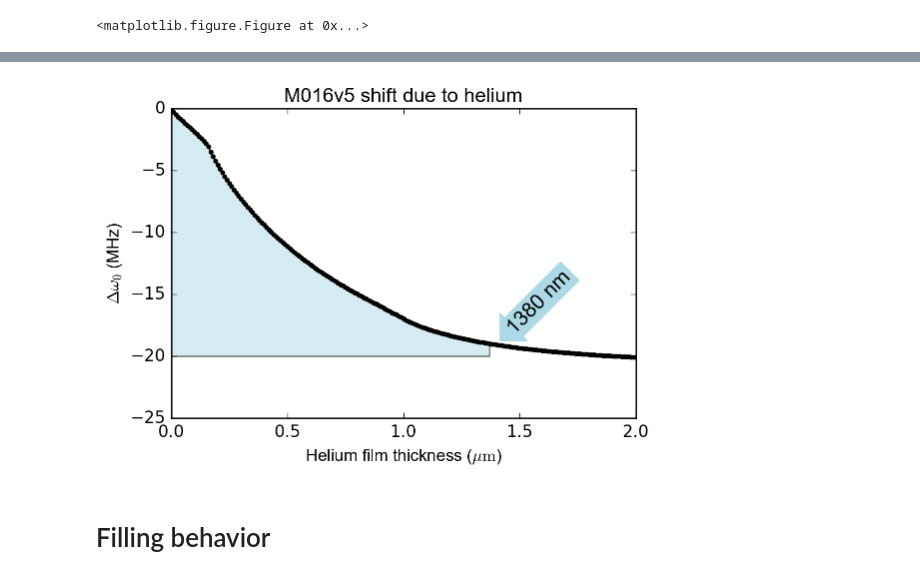
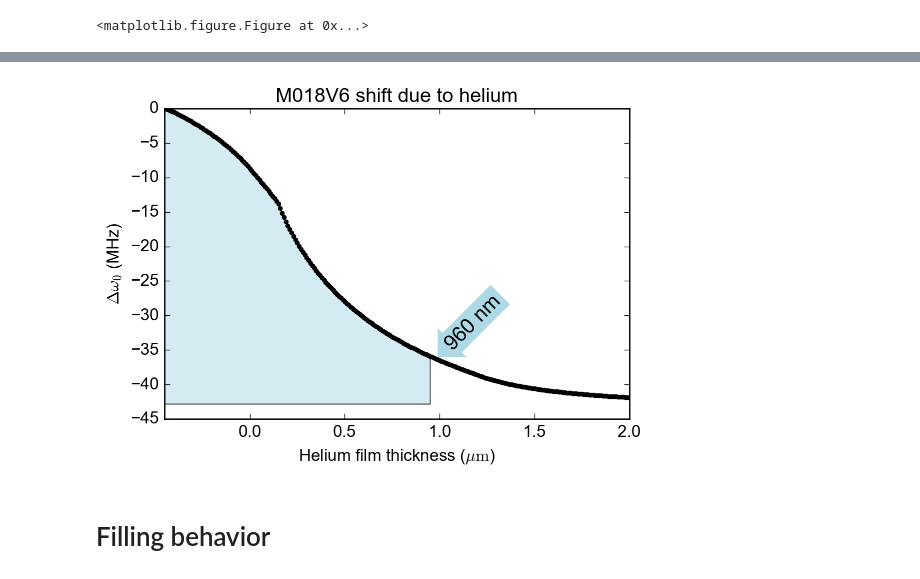
Before and after one commit to gkoolstra/ipython-notebooks, a Jupyter notebook: 20160530 - Master simulation notebook.ipynb, the cells around one changed output, grey strips where cells are left out. Saved outputs shown, nothing was run; the diff lists cells and outputs as text; code cells hidden in the pictures.

```diff
--- a/20160530 - Master simulation notebook.ipynb
+++ b/20160530 - Master simulation notebook.ipynb
@@ -79,12 +79,13 @@ The mean electric field over the range (-0.25, 0.25) is 0.3237 V/um.
 # Level meter curve
 # %%
 # Load the data from the dsp file:
-path=r"/Volumes/slab/Gerwin/Electron on helium/Maxwell/M018 Yggdrasil/M018V4/DCBiasPotentialMagE.dsp"
+path=r"/Volumes/slab/Gerwin/Electron on helium/Maxwell/M018 Yggdrasil/M018V6/V6.3/DCBiasMagE/channel_1100nm_L3etch_450nm.dsp"
 #path = r'/mnt/s/_Data/160513 - EonHe M016v5/data/simulation/Maxwell/160525 - Resonator XZ cut/160530 - M016v5 resonator xz cut magE.dsp'
 #path = r'S:\_Data\160513 - EonHe M016v5\data\simulation\Maxwell\160525 - Resonator XZ cut\160530 - M016v5 resonator xz cut magE.dsp'
 elements, nodes, elem_solution, bounding_box = import_data.load_dsp(path)
 # %%
-h = 0.78
+channel_height=1.1E-6
+L3_etch_depth=0.45E-6
 
 xeval = anneal.construct_symmetric_y(-5, 501)
 yeval = np.linspace(-5, 5, 1001)
@@ -183,32 +207,34 @@ for f in tqdm(film_thickness):
 # %%
 from ipywidgets import interact
 
-w0_M016 = 5.31E9
-resfreq_shift_M016 = -w0_M016*(1-1/np.sqrt(eps_ratio))
+w0_M018 = 6.405E9
+resfreq_shift_M018 = -w0_M018*(1-1/np.sqrt(eps_ratio))
 
 fig1 = plt.figure(figsize=(6.,4.))
 common.configure_axes(12)
 
+#plt.plot(film_thickness*1E6, resfreq_shift_M018/1E6)
+
 def plot_red_line(shift=-10):
-    plt.plot(film_thickness*1E6, resfreq_shift_M016/1E6, '.-', color='k')
+    plt.plot(film_thickness*1E6, resfreq_shift_M018/1E6, '.-', color='k')
     plt.xlabel(r'Helium film thickness ($\mu\mathrm{m}$)')
     plt.ylabel(r'$\Delta \omega_0$ (MHz)')
-    plt.xlim(0, 2)
-    plt.title("M016v5 shift due to helium")
+    plt.xlim(-L3_etch_depth*1E6, 2)
+    plt.title("M018V6 shift due to helium")
 
-    index = common.find_nearest(resfreq_shift_M016/1E6, shift)
+    index = common.find_nearest(resfreq_shift_M018/1E6, shift)
     t = film_thickness[index]*1E6
     #print t
     bbox_props = dict(boxstyle="larrow,pad=0.2", fc="lightblue", ec="none", lw=2)
     plt.text(t+0.05, shift+0.5, "{:.0f} nm".format(t*1E3), ha="left", va="bottom", rotation=45, size=15, bbox=bbox_props)
 
-    plt.fill_between(film_thickness[:index]*1E6, resfreq_shift_M016[:index]/1E6, y2=-20, alpha=0.5, facecolor='lightblue')
+    plt.fill_between(film_thickness[:index]*1E6, resfreq_shift_M018[:index]/1E6, y2=np.min(resfreq_shift_M018/1E6), alpha=0.5, facecolor='lightblue')
     #plt.vlines(t, -20, 0, linestyles='--', color='r', lw=2.0)
     plt.show()
 
-interact(plot_red_line, shift=(-19, 0, +0.1));
+interact(plot_red_line, shift=(np.min(resfreq_shift_M018)/1E6, 0, +0.1));
 # %% [output]
-[figure, old version]
+[figure, new version]
 # %% [markdown]
 # Filling behavior
 # %%
```
Also changed, not shown: parts of 6 cells of this notebook, 3 other files.
